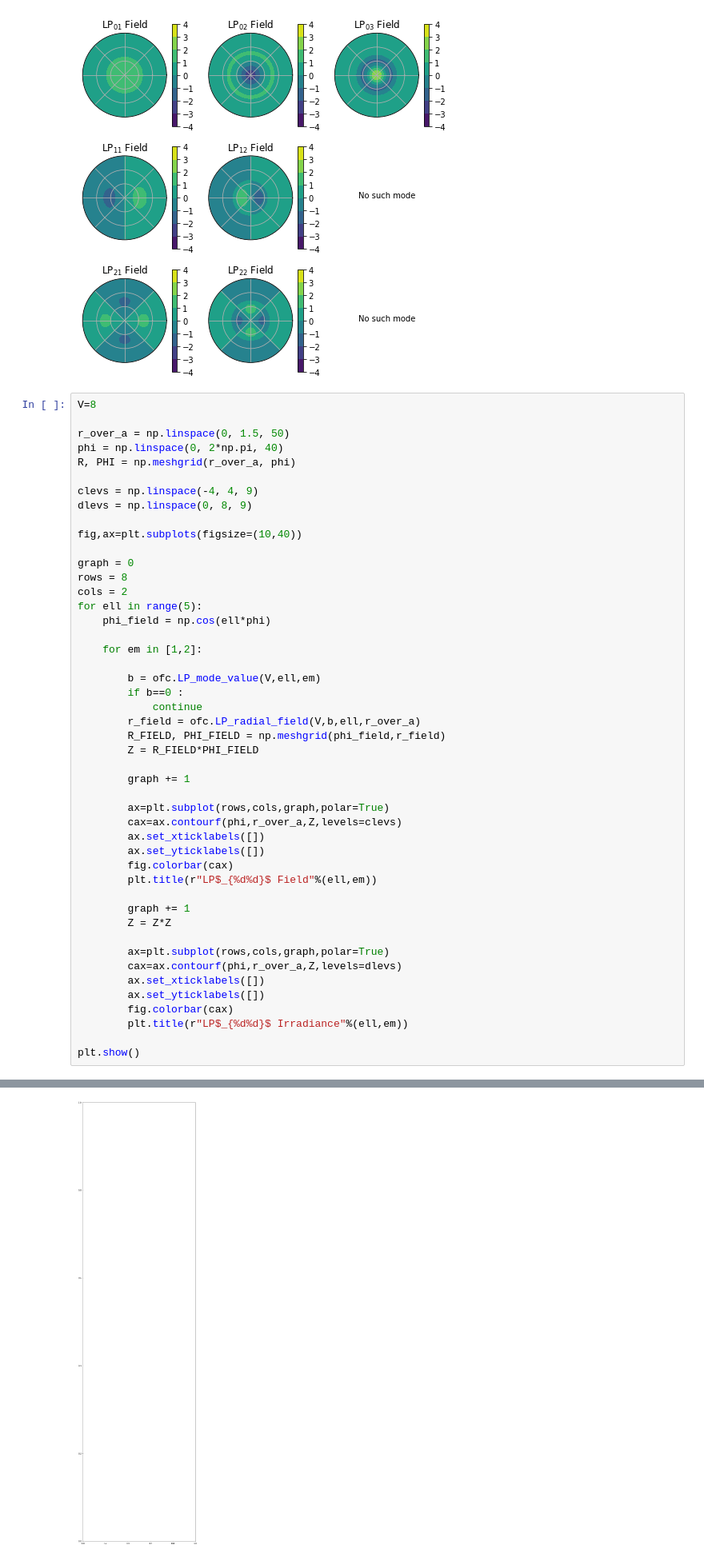
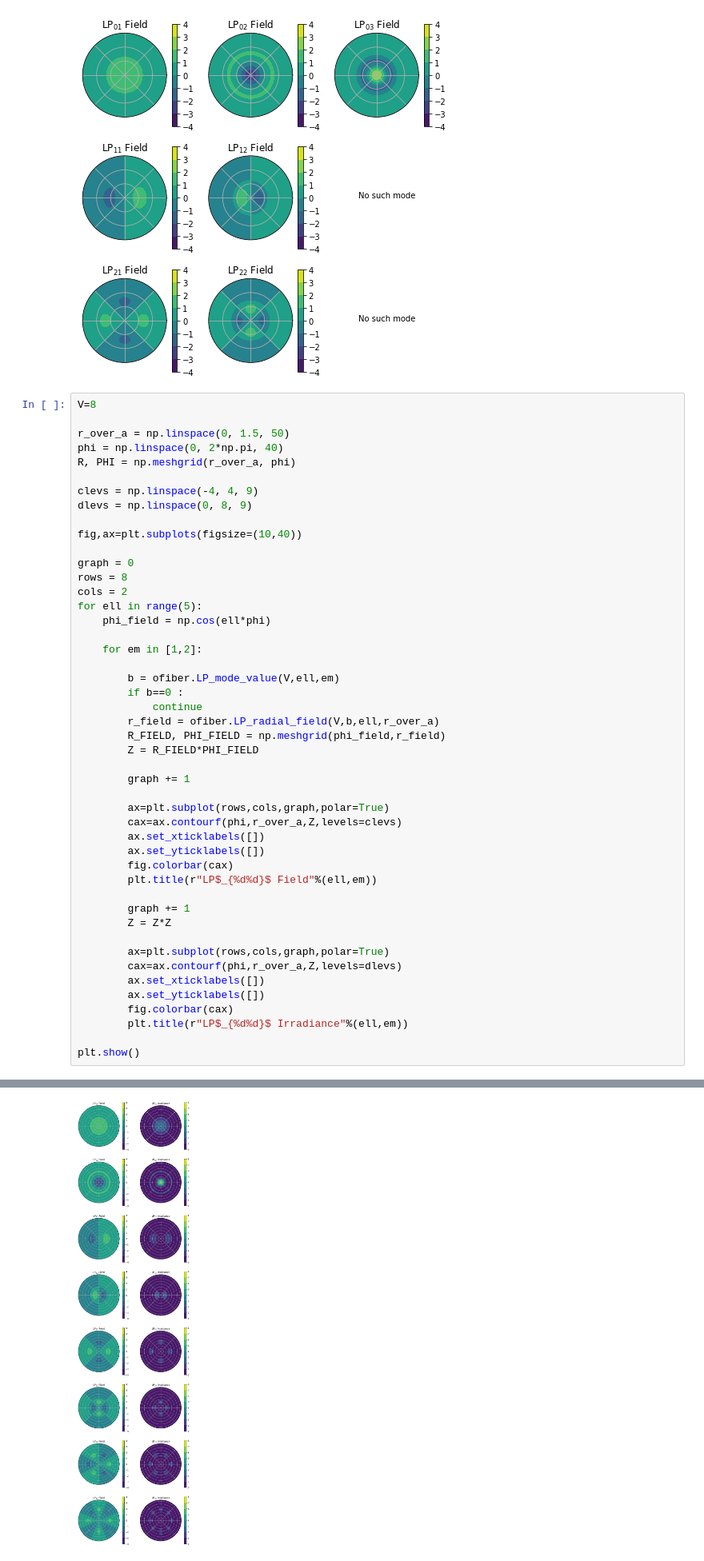
Before and after one commit to scottprahl/ofiber, a Jupyter notebook: docs/4-Circular-Step-Index-Fiber.ipynb, the cells around one changed output, grey strips where cells are left out. Shown at 80% size. Cells and saved outputs as stored; diff of their text form.

```diff
--- a/docs/4-Circular-Step-Index-Fiber.ipynb
+++ b/docs/4-Circular-Step-Index-Fiber.ipynb
@@ -336,10 +336,10 @@ for ell in range(5):
 
     for em in [1,2]:
 
-        b = ofc.LP_mode_value(V,ell,em)
+        b = ofiber.LP_mode_value(V,ell,em)
         if b==0 :
             continue
-        r_field = ofc.LP_radial_field(V,b,ell,r_over_a)
+        r_field = ofiber.LP_radial_field(V,b,ell,r_over_a)
         R_FIELD, PHI_FIELD = np.meshgrid(phi_field,r_field)
         Z = R_FIELD*PHI_FIELD
 
@@ -368,4 +367,4 @@ NameError: name 'ofc' is not defined
-[figure, old version]
+[figure, new version]
 # %%
 from scipy.optimize import curve_fit
 
```
Also changed, not shown: parts of 6 cells of this notebook, 4 other files.
